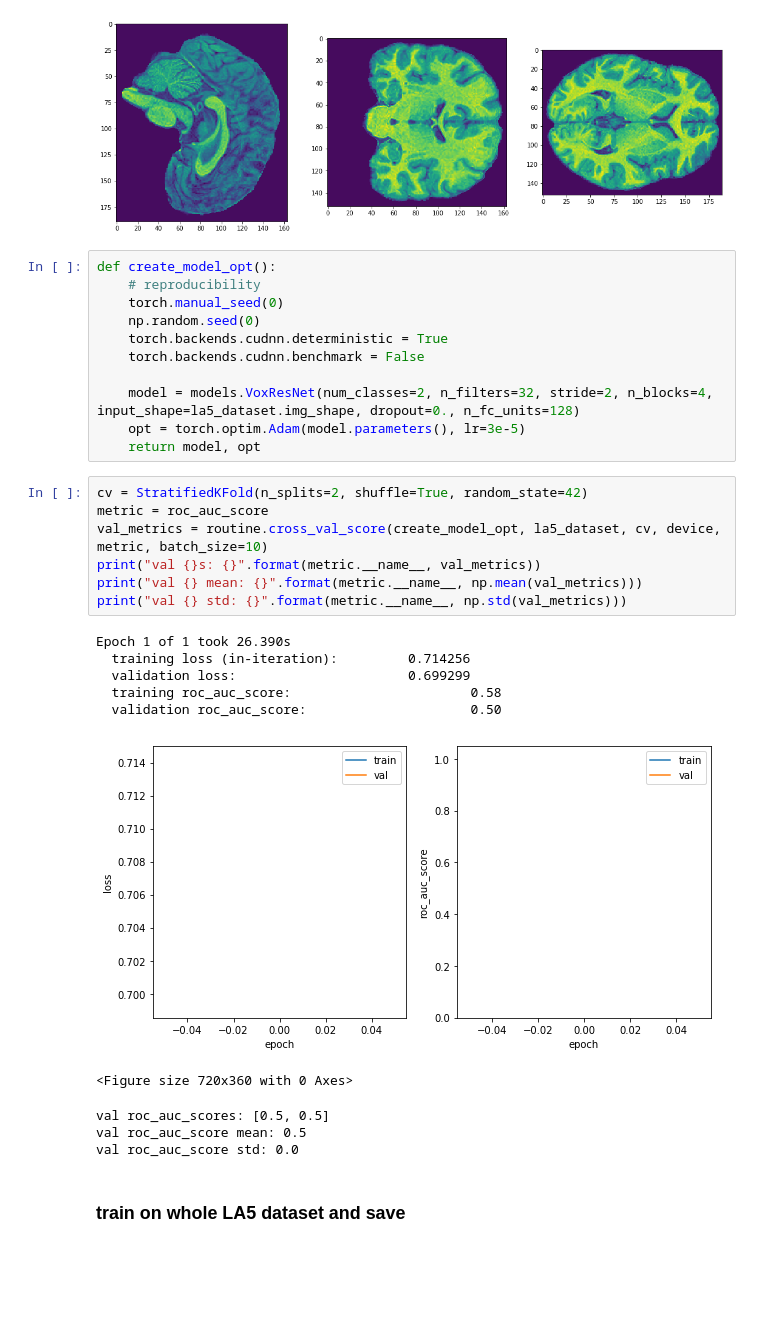
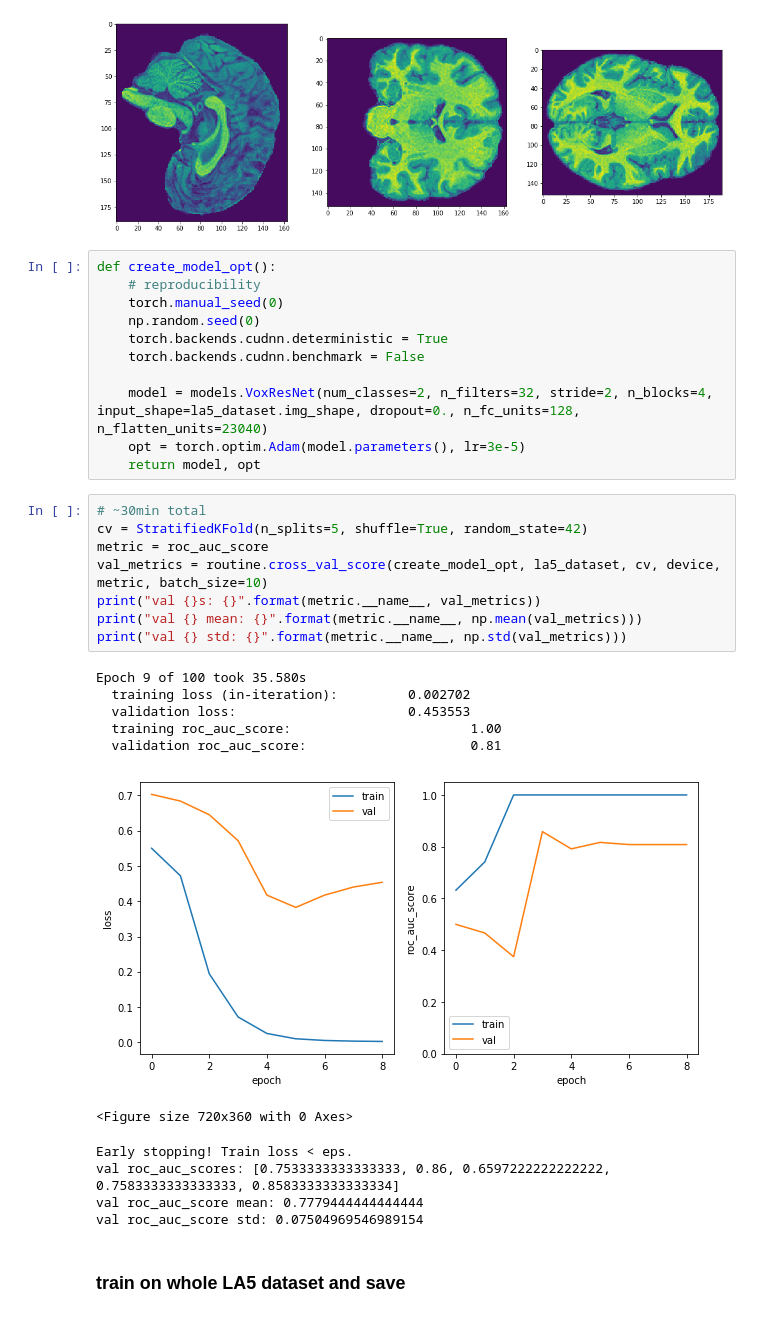
Before and after one commit to rakhimovv/mri-domain-adaptation, a Jupyter notebook: base_smri.ipynb, the cells around one changed output. Cells and saved outputs as stored; diff of their text form; blank space fills up the shorter version.

Commit message:
add smri clf results & update model and targets

```diff
--- a/base_smri.ipynb
+++ b/base_smri.ipynb
@@ -60,27 +60,29 @@ def create_model_opt():
     torch.backends.cudnn.deterministic = True
     torch.backends.cudnn.benchmark = False
 
-    model = models.VoxResNet(num_classes=2, n_filters=32, stride=2, n_blocks=4, input_shape=la5_dataset.img_shape, dropout=0., n_fc_units=128)
+    model = models.VoxResNet(num_classes=2, n_filters=32, stride=2, n_blocks=4, input_shape=la5_dataset.img_shape, dropout=0., n_fc_units=128, n_flatten_units=23040)
     opt = torch.optim.Adam(model.parameters(), lr=3e-5)
     return model, opt
 # %%
-cv = StratifiedKFold(n_splits=2, shuffle=True, random_state=42)
+# ~30min total
+cv = StratifiedKFold(n_splits=5, shuffle=True, random_state=42)
 metric = roc_auc_score
 val_metrics = routine.cross_val_score(create_model_opt, la5_dataset, cv, device, metric, batch_size=10)
 print("val {}s: {}".format(metric.__name__, val_metrics))
 print("val {} mean: {}".format(metric.__name__, np.mean(val_metrics)))
 print("val {} std: {}".format(metric.__name__, np.std(val_metrics)))
 # %% [output]
-Epoch 1 of 1 took 26.390s
-  training loss (in-iteration):         0.714256
-  validation loss:                      0.699299
-  training roc_auc_score:                       0.58
-  validation roc_auc_score:                     0.50
+Epoch 9 of 100 took 35.580s
+  training loss (in-iteration):         0.002702
+  validation loss:                      0.453553
+  training roc_auc_score:                       1.00
+  validation roc_auc_score:                     0.81
-[figure, old version]
+[figure, new version]
 <Figure size 720x360 with 0 Axes>
-val roc_auc_scores: [0.5, 0.5]
-val roc_auc_score mean: 0.5
-val roc_auc_score std: 0.0
+Early stopping! Train loss < eps.
+val roc_auc_scores: [0.7533333333333333, 0.86, 0.6597222222222222, 0.7583333333333333, 0.8583333333333334]
+val roc_auc_score mean: 0.7779444444444444
+val roc_auc_score std: 0.07504969546989154
 # %% [markdown]
 ### train on whole LA5 dataset and save
 # %%
```
Also changed, not shown: parts of 5 cells of this notebook, 5 other files.
